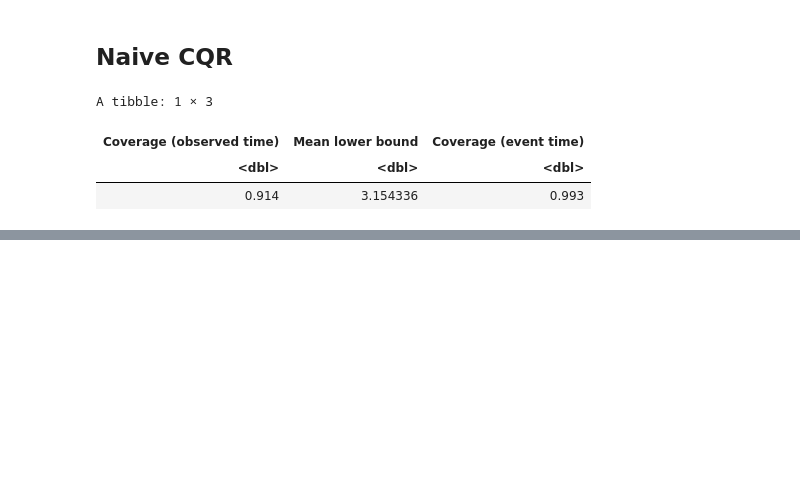
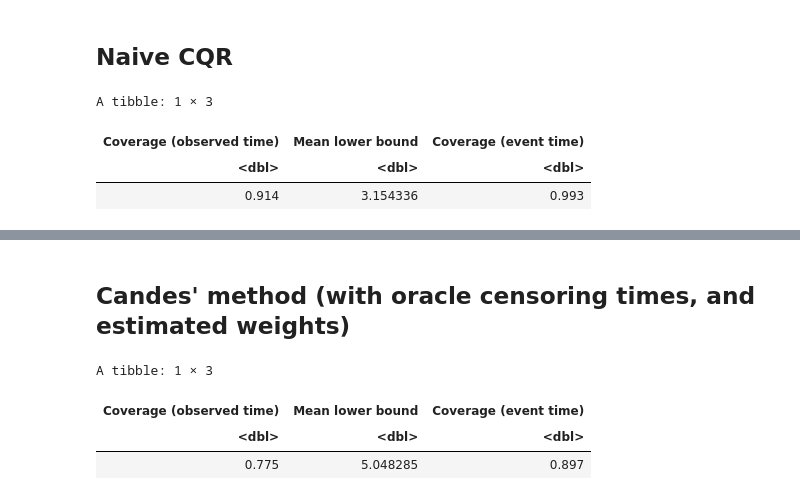
Before and after one commit to msesia/conformal_survival, a Jupyter notebook: code/survival-cqr-new.ipynb, the cells around one changed output, grey strips where cells are left out. Saved outputs shown, nothing was run; the diff lists cells and outputs as text; code cells hidden in the pictures; blank space fills up the shorter version.

```diff
--- a/code/survival-cqr-new.ipynb
+++ b/code/survival-cqr-new.ipynb
@@ -218 +217,28 @@ A tibble: 1 × 3
+# %% [markdown]
+## Candes' method (with oracle censoring times, and estimated weights)
+# %%
+source("utils_conformal.R")
+
+# Impute the missing censoring times
+C.cal <- data.cal.oracle$censoring_time
+
+# Create an instance of the CensoringDistribution class with the model
+cens_base_model <- SurvregModelWrapper$new(dist="weibull")
+
+# Create an instance of the CensoringModel class with the model
+cens_model <- CensoringModel$new(model = cens_base_model)
+
+# Fit the censoring model on the training data
+cens_model$fit(data = data.train)
+
+pred.candes <- predict_Candes(data.test, surv_model, cens_model$model, data.cal, C.cal, alpha)
+
+evaluate_bounds(data.test.oracle$time,
+                pred.candes$calibrated,
+                event_time=data.test.oracle$event_time)
+# %% [output]
+A tibble: 1 × 3
+| Coverage (observed time) | Mean lower bound | Coverage (event time) |
+| <dbl> | <dbl> | <dbl> |
+| 0.775 | 5.048285 | 0.897 |
 # %% [markdown]
```
Also changed, not shown: parts of 12 cells of this notebook, 4 other files.
